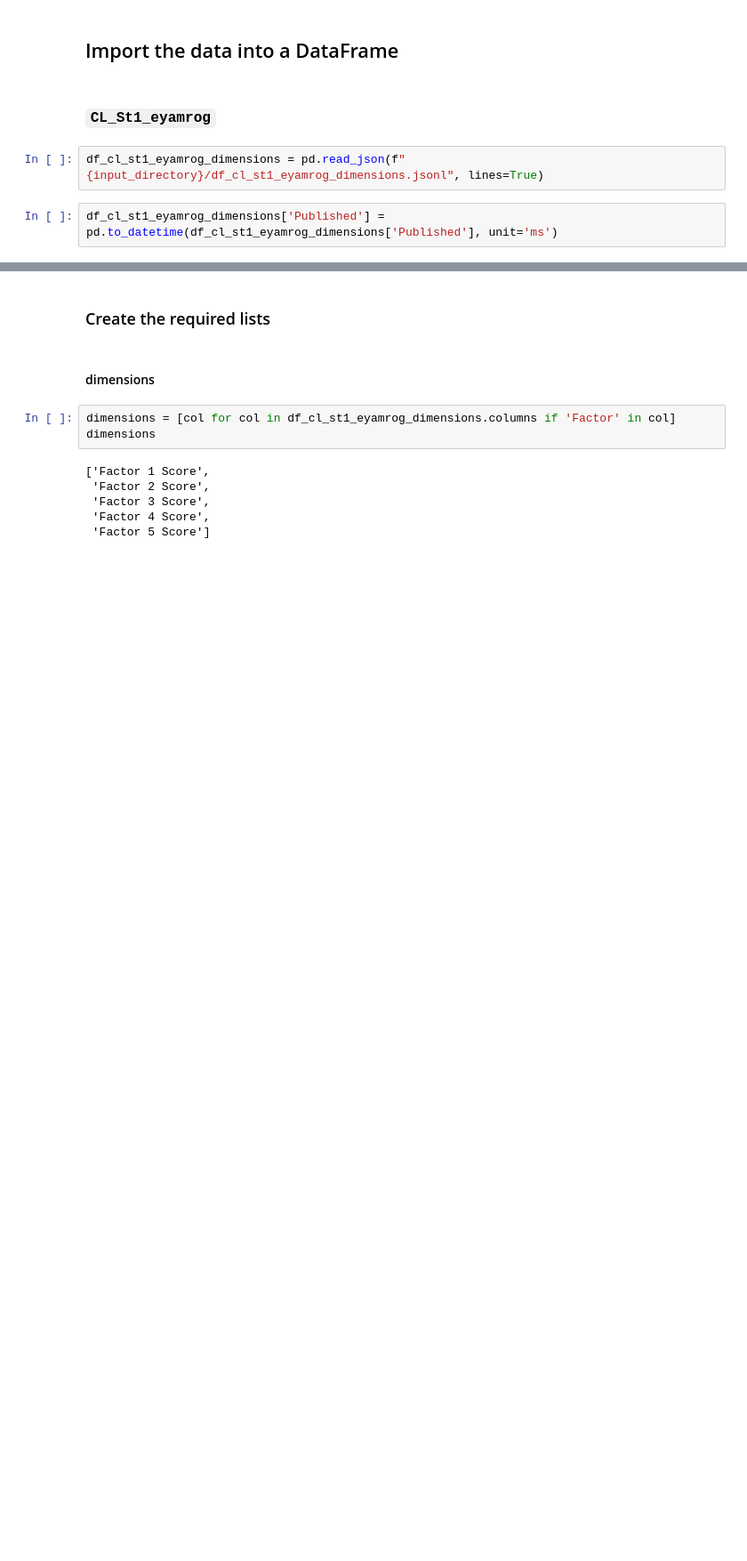
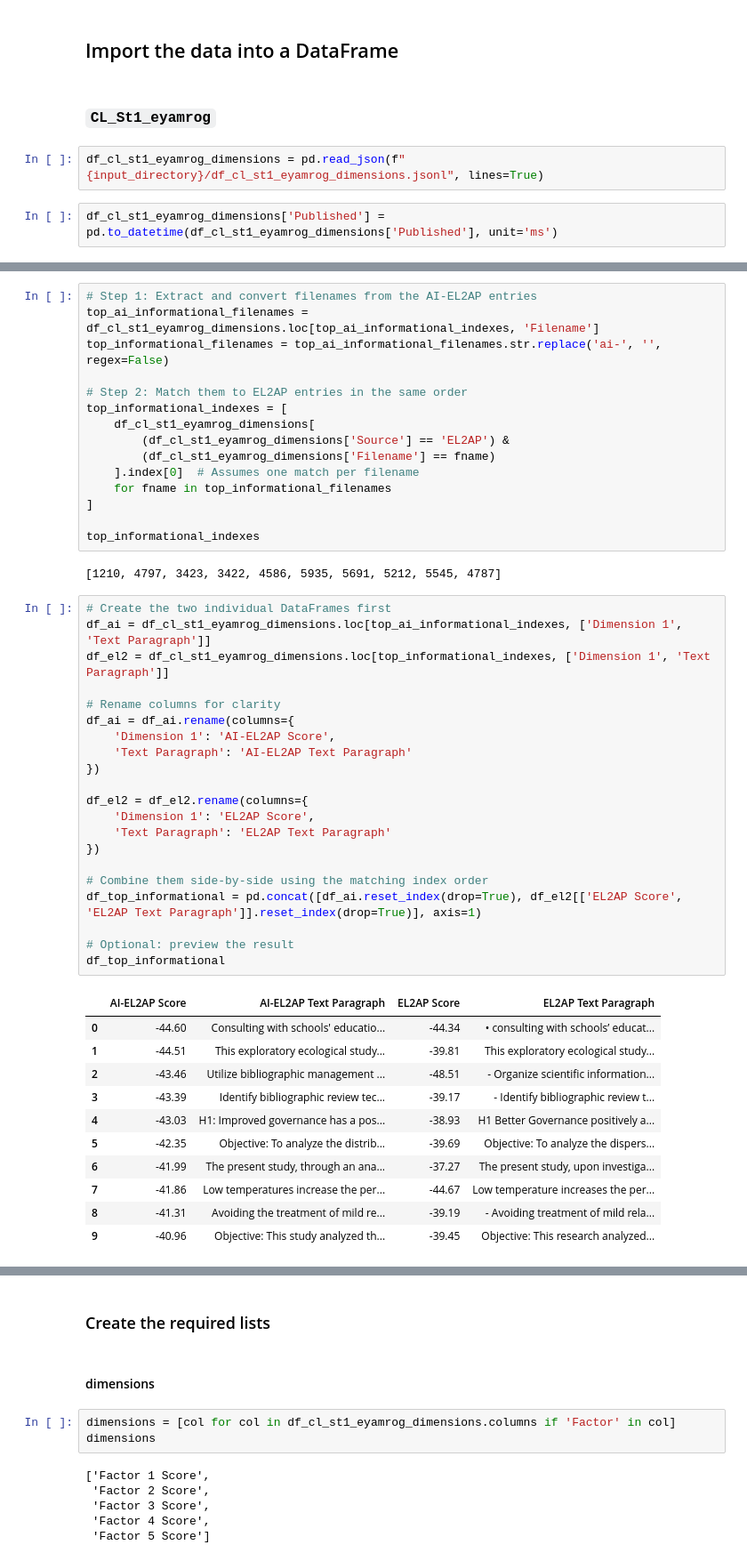
Before and after one commit to eyamrog/cl_st4_eyamrog, a Jupyter notebook: CL_St4_Ph2_eyamrog.ipynb, the cells around one changed output, grey strips where cells are left out. Shown at 89% size. Drawn from its saved outputs; the diff is of its cells as text; blank space fills up the shorter version.

```diff
--- a/CL_St4_Ph2_eyamrog.ipynb
+++ b/CL_St4_Ph2_eyamrog.ipynb
@@ -159,0 +190,50 @@ df_cl_st1_eyamrog_dimensions['Published'] = pd.to_datetime(df_cl_st1_eyamrog_dim
+# %%
+# Step 1: Extract and convert filenames from the AI-EL2AP entries
+top_ai_informational_filenames = df_cl_st1_eyamrog_dimensions.loc[top_ai_informational_indexes, 'Filename']
+top_informational_filenames = top_ai_informational_filenames.str.replace('ai-', '', regex=False)
+
+# Step 2: Match them to EL2AP entries in the same order
+top_informational_indexes = [
+    df_cl_st1_eyamrog_dimensions[
+        (df_cl_st1_eyamrog_dimensions['Source'] == 'EL2AP') &
+        (df_cl_st1_eyamrog_dimensions['Filename'] == fname)
+    ].index[0]  # Assumes one match per filename
+    for fname in top_informational_filenames
+]
+
+top_informational_indexes
+# %% [output]
+[1210, 4797, 3423, 3422, 4586, 5935, 5691, 5212, 5545, 4787]
+# %%
+# Create the two individual DataFrames first
+df_ai = df_cl_st1_eyamrog_dimensions.loc[top_ai_informational_indexes, ['Dimension 1', 'Text Paragraph']]
+df_el2 = df_cl_st1_eyamrog_dimensions.loc[top_informational_indexes, ['Dimension 1', 'Text Paragraph']]
+
+# Rename columns for clarity
+df_ai = df_ai.rename(columns={
+    'Dimension 1': 'AI-EL2AP Score',
+    'Text Paragraph': 'AI-EL2AP Text Paragraph'
+})
+
+df_el2 = df_el2.rename(columns={
+    'Dimension 1': 'EL2AP Score',
+    'Text Paragraph': 'EL2AP Text Paragraph'
+})
+
+# Combine them side-by-side using the matching index order
+df_top_informational = pd.concat([df_ai.reset_index(drop=True), df_el2[['EL2AP Score', 'EL2AP Text Paragraph']].reset_index(drop=True)], axis=1)
+
+# Optional: preview the result
+df_top_informational
+# %% [output]
+|  | AI-EL2AP Score | AI-EL2AP Text Paragraph | EL2AP Score | EL2AP Text Paragraph |
+| 0 | -44.60 | Consulting with schools' educatio... | -44.34 | • consulting with schools’ educat... |
+| 1 | -44.51 | This exploratory ecological study... | -39.81 | This exploratory ecological study... |
+| 2 | -43.46 | Utilize bibliographic management ... | -48.51 | - Organize scientific information... |
+| 3 | -43.39 | Identify bibliographic review tec... | -39.17 | - Identify bibliographic review t... |
+| 4 | -43.03 | H1: Improved governance has a pos... | -38.93 | H1 Better Governance positively a... |
+| 5 | -42.35 | Objective: To analyze the distrib... | -39.69 | Objective: To analyze the dispers... |
+| 6 | -41.99 | The present study, through an ana... | -37.27 | The present study, upon investiga... |
+| 7 | -41.86 | Low temperatures increase the per... | -44.67 | Low temperature increases the per... |
+| 8 | -41.31 | Avoiding the treatment of mild re... | -39.19 | - Avoiding treatment of mild rela... |
+| 9 | -40.96 | Objective: This study analyzed th... | -39.45 | Objective: This research analyzed... |
```
Also changed, not shown: parts of 10 cells of this notebook, 14 other files.
